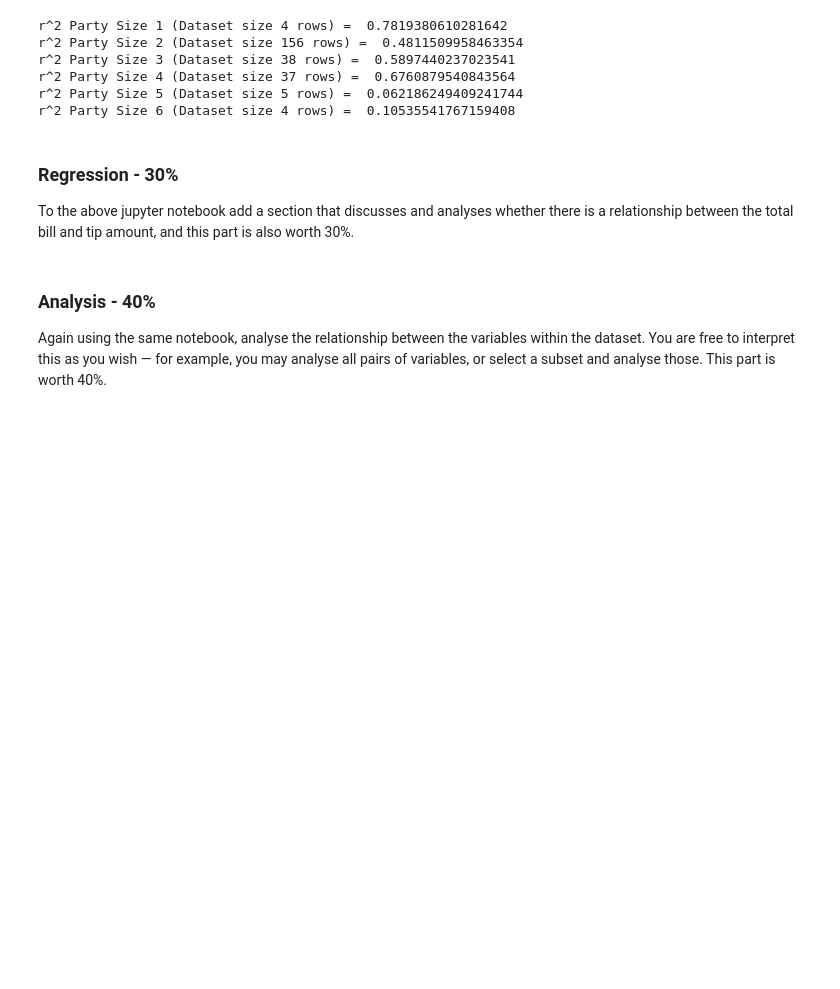
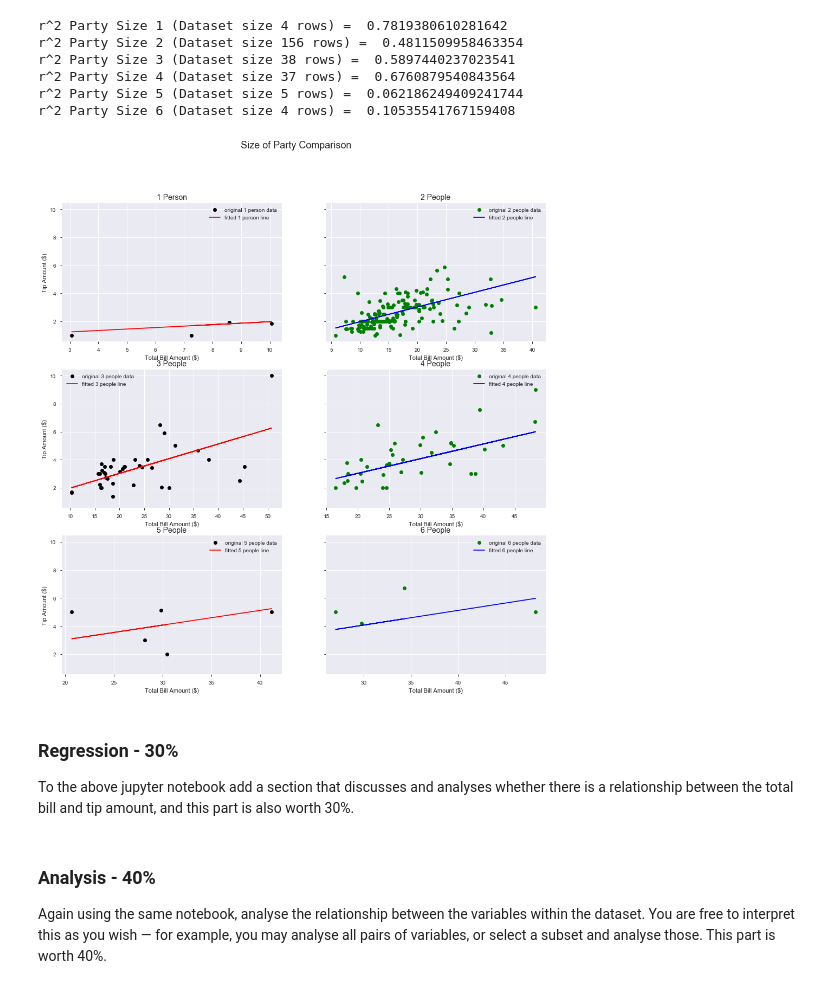
Before and after one commit to YBrady/FDA-Project, a Jupyter notebook: FDA Tips Project.ipynb, the cells around one changed output. Cells and saved outputs as stored; diff of their text form; code cells hidden in the pictures; blank space fills up the shorter version.

```diff
--- a/FDA Tips Project.ipynb
+++ b/FDA Tips Project.ipynb
@@ -406,6 +475,51 @@ r^2 Party Size 3 (Dataset size 38 rows) =  0.5897440237023541
 r^2 Party Size 4 (Dataset size 37 rows) =  0.6760879540843564
 r^2 Party Size 5 (Dataset size 5 rows) =  0.062186249409241744
 r^2 Party Size 6 (Dataset size 4 rows) =  0.10535541767159408
+# %%
+plt.rcParams['figure.figsize'] = [16,16]
+
+# Plot both the raw data and the "best fit" lines
+fig, ((ax1, ax2), (ax3, ax4), ( ax5, ax6)) = plt.subplots(3, 2, sharey=True)
+
+ax1.plot(size1["total_bill"], size1["tip"], 'ko', label='original 1 person data')
+ax1.plot(size1["total_bill"], t_intercept + t_slope*size1["total_bill"], 'r', label='fitted 1 person line')
+ax1.legend()
+ax2.plot(size2["total_bill"], size2["tip"], 'go', label='original 2 people data')
+ax2.plot(size2["total_bill"], t_intercept + t_slope*size2["total_bill"], 'b', label='fitted 2 people line')
+ax2.legend()
+ax3.plot(size3["total_bill"], size3["tip"], 'ko', label='original 3 people data')
+ax3.plot(size3["total_bill"], t_intercept + t_slope*size3["total_bill"], 'r', label='fitted 3 people line')
+ax3.legend()
+ax4.plot(size4["total_bill"], size4["tip"], 'go', label='original 4 people data')
+ax4.plot(size4["total_bill"], t_intercept + t_slope*size4["total_bill"], 'b', label='fitted 4 people line')
+ax4.legend()
+ax5.plot(size5["total_bill"], size5["tip"], 'ko', label='original 5 people data')
+ax5.plot(size5["total_bill"], t_intercept + t_slope*size5["total_bill"], 'r', label='fitted 5 people line')
+ax5.legend()
+ax6.plot(size6["total_bill"], size6["tip"], 'go', label='original 6 people data')
+ax6.plot(size6["total_bill"], t_intercept + t_slope*size6["total_bill"], 'b', label='fitted 6 people line')
+ax6.legend()
+
+# Set labels
+ax1.set_xlabel('Total Bill Amount ($)')
+ax2.set_xlabel('Total Bill Amount ($)')
+ax3.set_xlabel('Total Bill Amount ($)')
+ax4.set_xlabel('Total Bill Amount ($)')
+ax5.set_xlabel('Total Bill Amount ($)')
+ax6.set_xlabel('Total Bill Amount ($)')
+ax1.set_ylabel('Tip Amount ($)')
+ax3.set_ylabel('Tip Amount ($)')
+ax5.set_ylabel('Tip Amount ($)')
+fig.suptitle('Size of Party Comparison', fontsize=18)
+ax1.set_title('1 Person',fontsize=14)
+ax2.set_title('2 People',fontsize=14)
+ax3.set_title('3 People',fontsize=14)
+ax4.set_title('4 People',fontsize=14)
+ax5.set_title('5 People',fontsize=14)
+ax6.set_title('6 People',fontsize=14)
+plt.show()
+# %% [output]
+[figure, added]
 # %% [markdown]
 ### Regression - 30% ###
 To the above jupyter notebook add a section that discusses and analyses whether there is a relationship between the total bill and tip amount, and this part is also worth 30%.
```
Also changed, not shown: parts of 5 cells of this notebook.
